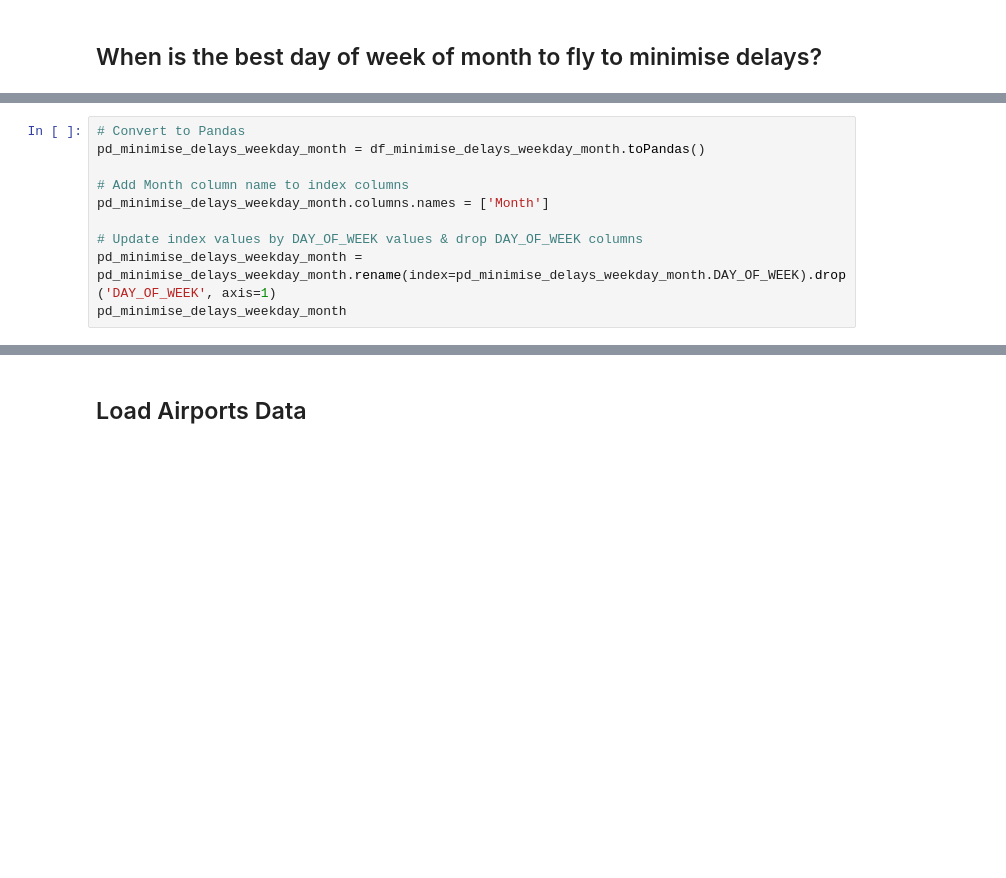
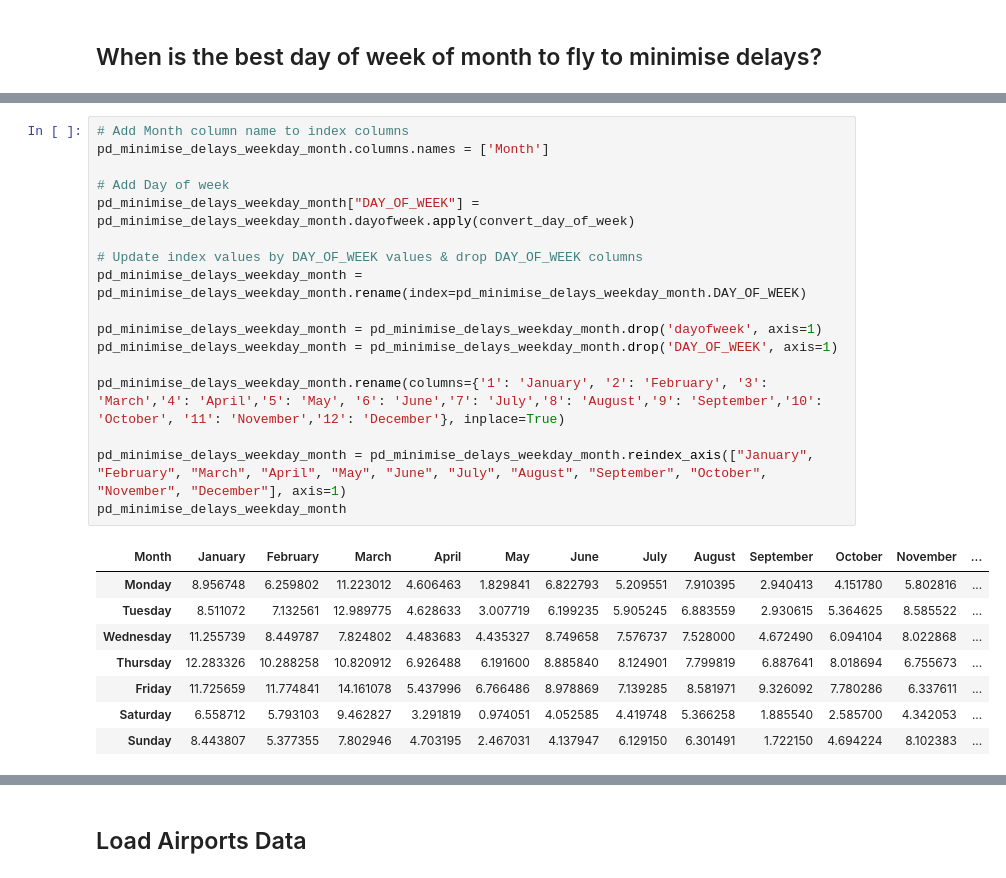
Before and after one commit to helena-bond/sparkassandra-dockerized, a Jupyter notebook: platform/notebook/DataProcessing_cluster.ipynb, the cells around one changed output, grey strips where cells are left out. Cells and saved outputs as stored; diff of their text form; blank space fills up the shorter version.

```diff
--- a/platform/notebook/DataProcessing_cluster.ipynb
+++ b/platform/notebook/DataProcessing_cluster.ipynb
@@ -120,13 +180,29 @@ df_minimise_delays_weekday_month.show()
 # %%
-# Convert to Pandas
-pd_minimise_delays_weekday_month = df_minimise_delays_weekday_month.toPandas()
-
 # Add Month column name to index columns
 pd_minimise_delays_weekday_month.columns.names = ['Month']
 
+# Add Day of week
+pd_minimise_delays_weekday_month["DAY_OF_WEEK"] = pd_minimise_delays_weekday_month.dayofweek.apply(convert_day_of_week)
+
 # Update index values by DAY_OF_WEEK values & drop DAY_OF_WEEK columns
-pd_minimise_delays_weekday_month = pd_minimise_delays_weekday_month.rename(index=pd_minimise_delays_weekday_month.DAY_OF_WEEK).drop('DAY_OF_WEEK', axis=1)
+pd_minimise_delays_weekday_month = pd_minimise_delays_weekday_month.rename(index=pd_minimise_delays_weekday_month.DAY_OF_WEEK)
+
+pd_minimise_delays_weekday_month = pd_minimise_delays_weekday_month.drop('dayofweek', axis=1)
+pd_minimise_delays_weekday_month = pd_minimise_delays_weekday_month.drop('DAY_OF_WEEK', axis=1)
+
+pd_minimise_delays_weekday_month.rename(columns={'1': 'January', '2': 'February', '3': 'March','4': 'April','5': 'May', '6': 'June','7': 'July','8': 'August','9': 'September','10': 'October', '11': 'November','12': 'December'}, inplace=True)
+
+pd_minimise_delays_weekday_month = pd_minimise_delays_weekday_month.reindex_axis(["January", "February", "March", "April", "May", "June", "July", "August", "September", "October", "November", "December"], axis=1)
 pd_minimise_delays_weekday_month
+# %% [output]
+| Month | January | February | March | April | May | June | July | August | September | October | November | ... |
+| Monday | 8.956748 | 6.259802 | 11.223012 | 4.606463 | 1.829841 | 6.822793 | 5.209551 | 7.910395 | 2.940413 | 4.151780 | 5.802816 | ... |
+| Tuesday | 8.511072 | 7.132561 | 12.989775 | 4.628633 | 3.007719 | 6.199235 | 5.905245 | 6.883559 | 2.930615 | 5.364625 | 8.585522 | ... |
+| Wednesday | 11.255739 | 8.449787 | 7.824802 | 4.483683 | 4.435327 | 8.749658 | 7.576737 | 7.528000 | 4.672490 | 6.094104 | 8.022868 | ... |
+| Thursday | 12.283326 | 10.288258 | 10.820912 | 6.926488 | 6.191600 | 8.885840 | 8.124901 | 7.799819 | 6.887641 | 8.018694 | 6.755673 | ... |
+| Friday | 11.725659 | 11.774841 | 14.161078 | 5.437996 | 6.766486 | 8.978869 | 7.139285 | 8.581971 | 9.326092 | 7.780286 | 6.337611 | ... |
+| Saturday | 6.558712 | 5.793103 | 9.462827 | 3.291819 | 0.974051 | 4.052585 | 4.419748 | 5.366258 | 1.885540 | 2.585700 | 4.342053 | ... |
+| Sunday | 8.443807 | 5.377355 | 7.802946 | 4.703195 | 2.467031 | 4.137947 | 6.129150 | 6.301491 | 1.722150 | 4.694224 | 8.102383 | ... |
 # %%
 # Draw a heatmap
 grid_kws = {"height_ratios": (.9, .05), "hspace": 0.9}
```
Also changed, not shown: parts of 19 cells of this notebook, 2 other files.
